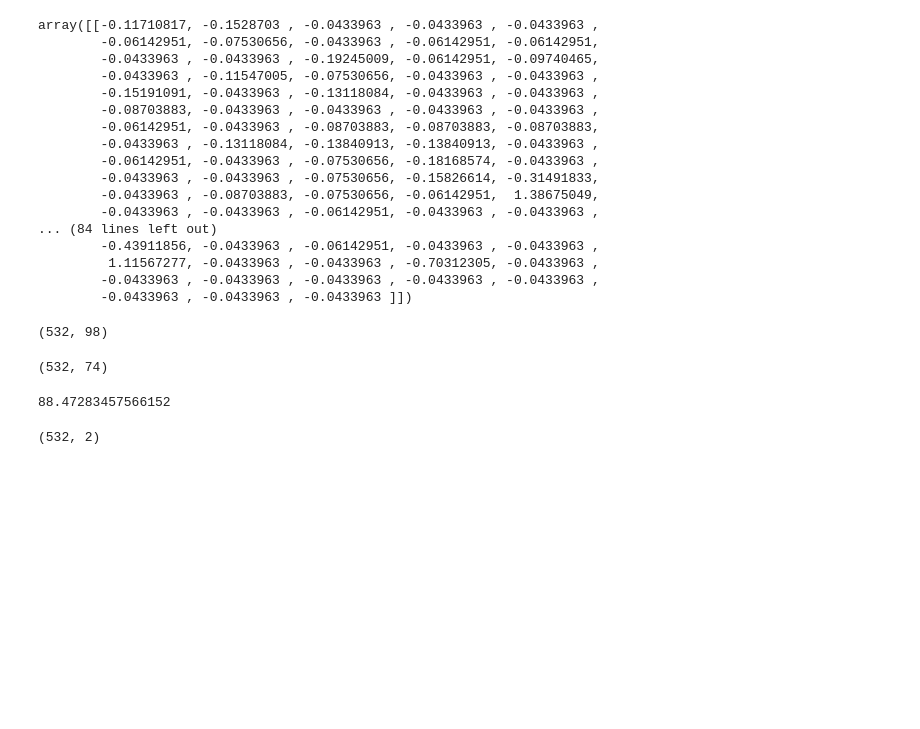
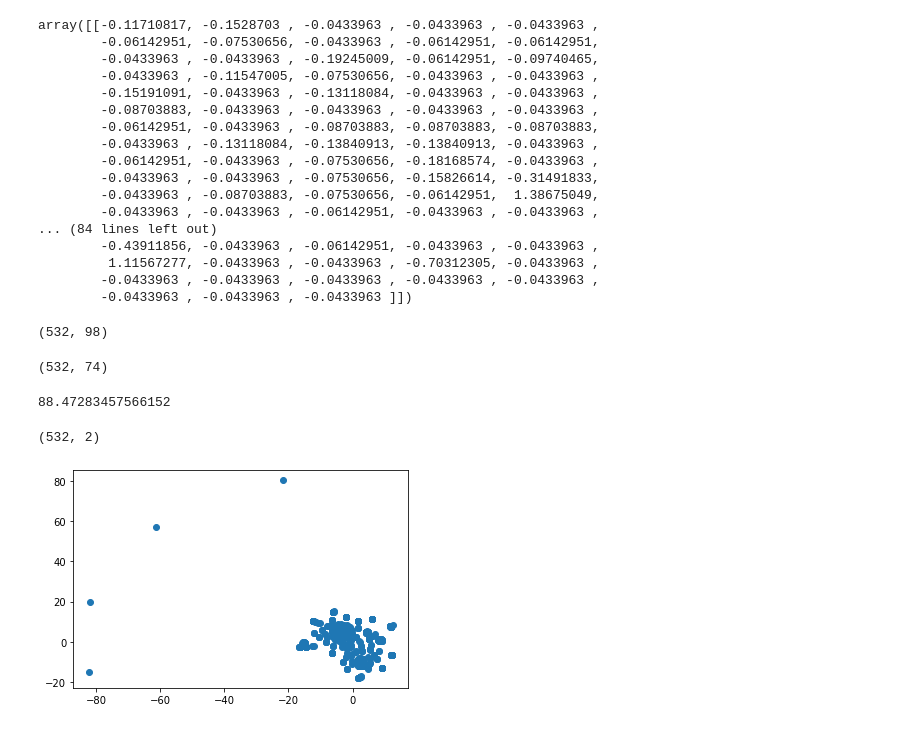
Before and after one commit to jmgeo/Unsupervised-Learning-Challenge, a Jupyter notebook: Crypto_Clusters.ipynb, the cells around one changed output. Drawn from its saved outputs; the diff is of its cells as text; code cells hidden in the pictures; blank space fills up the shorter version.

Commit message:
Plotted the TSNE stuff. Looks good. Moving on to k-means clusters.

```diff
--- a/Crypto_Clusters.ipynb
+++ b/Crypto_Clusters.ipynb
@@ -197,3 +197,12 @@ tsne_features = tsne.fit_transform(principal_components)
 tsne_features.shape
 # %% [output]
 (532, 2)
+# %%
+#on to plotting the T-SNE results from the run. Boiler plate code. Plot the results.
+X = tsne_features[:,0]
+y = tsne_features[:,1]
+
+plt.scatter(X, y)
+plt.show()
+# %% [output]
+[figure, added]
```
Also changed, not shown: parts of 1 cell of this notebook.
